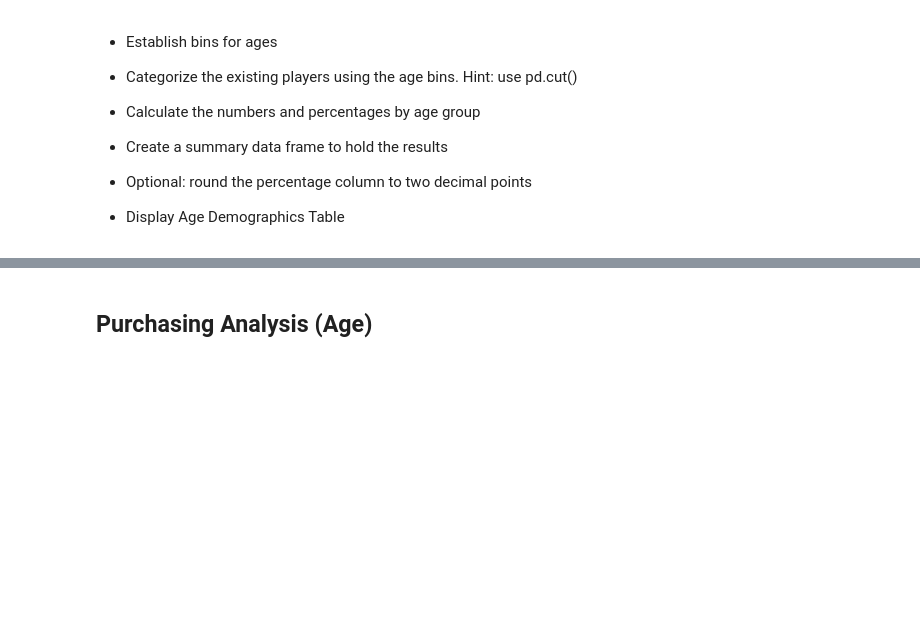
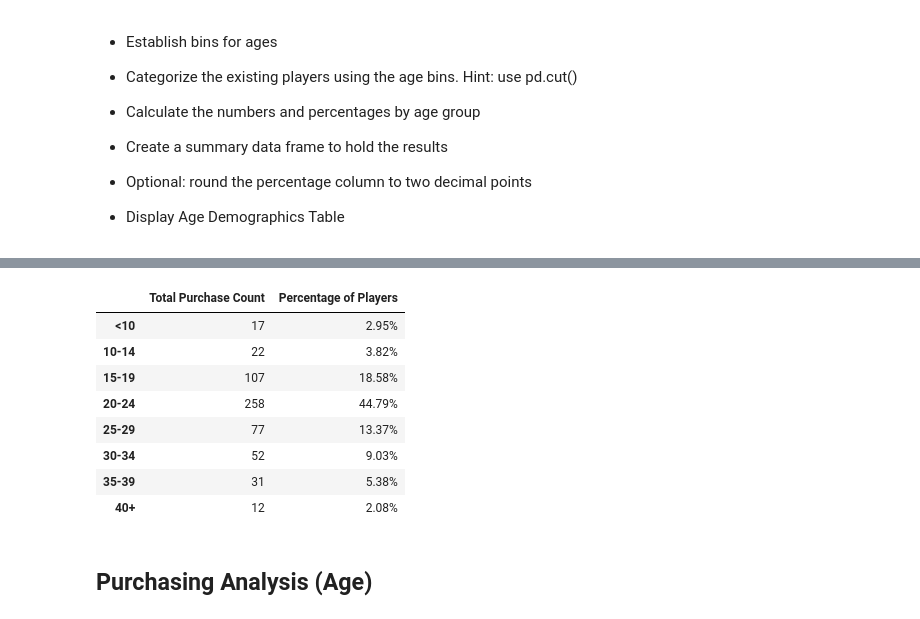
Before and after one commit to AlineHornoff/panda_challenge, a Jupyter notebook: HerosOfPymoli/HeroesOfPymoli_starter.ipynb, the cells around one changed output, grey strips where cells are left out. Saved outputs shown, nothing was run; the diff lists cells and outputs as text; code cells hidden in the pictures; blank space fills up the shorter version.

Commit message:
Added code for purchase analysis and age demographics

```diff
--- a/HerosOfPymoli/HeroesOfPymoli_starter.ipynb
+++ b/HerosOfPymoli/HeroesOfPymoli_starter.ipynb
@@ -62,6 +44,12 @@ purchase_data_df
 # %%
-# Calculate the total number of players
+# Extract "SN", "Age", "Gender"
+purchase_data_df = purchase_data.loc[:,['SN', 'Age', 'Gender',]]
+
+# Drop any duplicate data
+purchase_data_df = purchase_data_df.drop_duplicates()
 TotalPlayerCount = purchase_data_df.drop_duplicates()
+
+# Count total number of players
 TotalPlayerCount = TotalPlayerCount.count()[0]
 
 # Print the total number of players in Pymoli
@@ -231,3 +252,35 @@ Of the 576 total players of Pymoli, 11 are other/non-disclosed players.
+# %%
+# Determine age bins
+AgeBins = [0, 9.90, 14.90, 19.90, 24.90, 29.90, 34.90, 39.90, 99999]
+
+# Determine age brackets
+AgeBrackets = ["<10", "10-14", "15-19", "20-24", "25-29", "30-34", "35-39", "40+"]
+
+# Arrange players by using age bins
+purchase_data_df["Age Ranges"] = pd.cut(purchase_data_df["Age"], AgeBins, labels = AgeBrackets)
+
+# Calculate age demographic totals
+AgeDemographicTotals = purchase_data_df["Age Ranges"].value_counts()
+AgeDemographicPercent = AgeDemographicTotals / TotalPlayerCount * 100
+
+# Create Age Demographic data frame
+AgeDemo = pd.DataFrame({"Total Purchase Count": AgeDemographicTotals, "Percentage of Players": AgeDemographicPercent})
+
+# Format Age Demographic data frame
+AgeDemo = AgeDemo.round(2)
+
+# Display Age Demographic data frame
+AgeDemo.sort_index()
+# %% [output]
+|  | Total Purchase Count | Percentage of Players |
+| <10 | 17 | 2.95% |
+| 10-14 | 22 | 3.82% |
+| 15-19 | 107 | 18.58% |
+| 20-24 | 258 | 44.79% |
+| 25-29 | 77 | 13.37% |
+| 30-34 | 52 | 9.03% |
+| 35-39 | 31 | 5.38% |
+| 40+ | 12 | 2.08% |
 # %% [markdown]
 ## Purchasing Analysis (Age)
 # %% [markdown]
```
Also changed, not shown: parts of 4 cells of this notebook.
